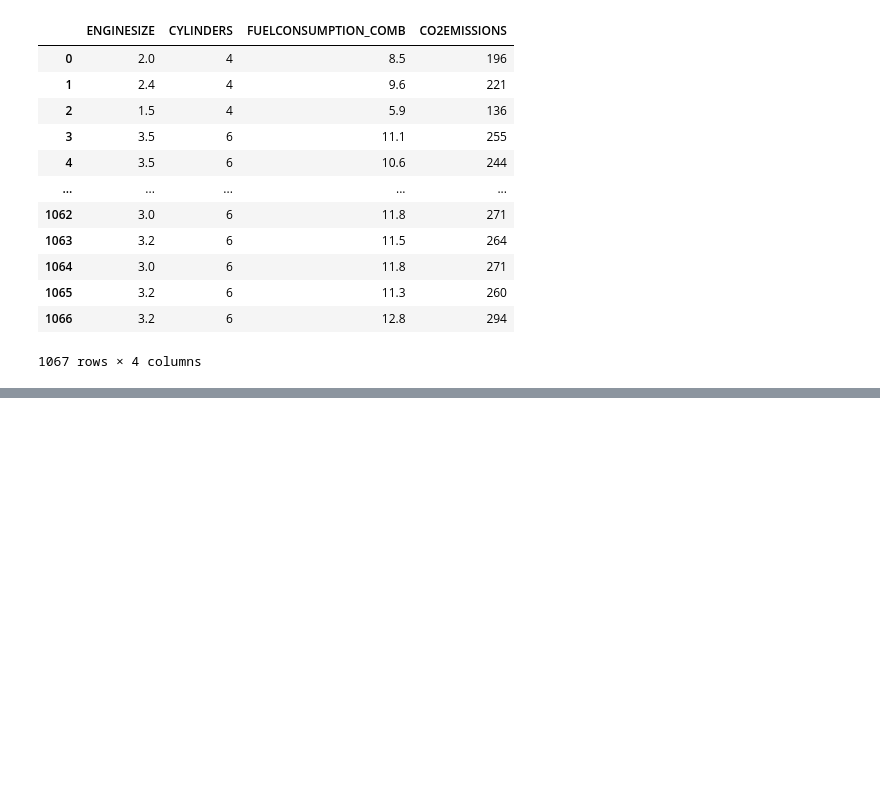
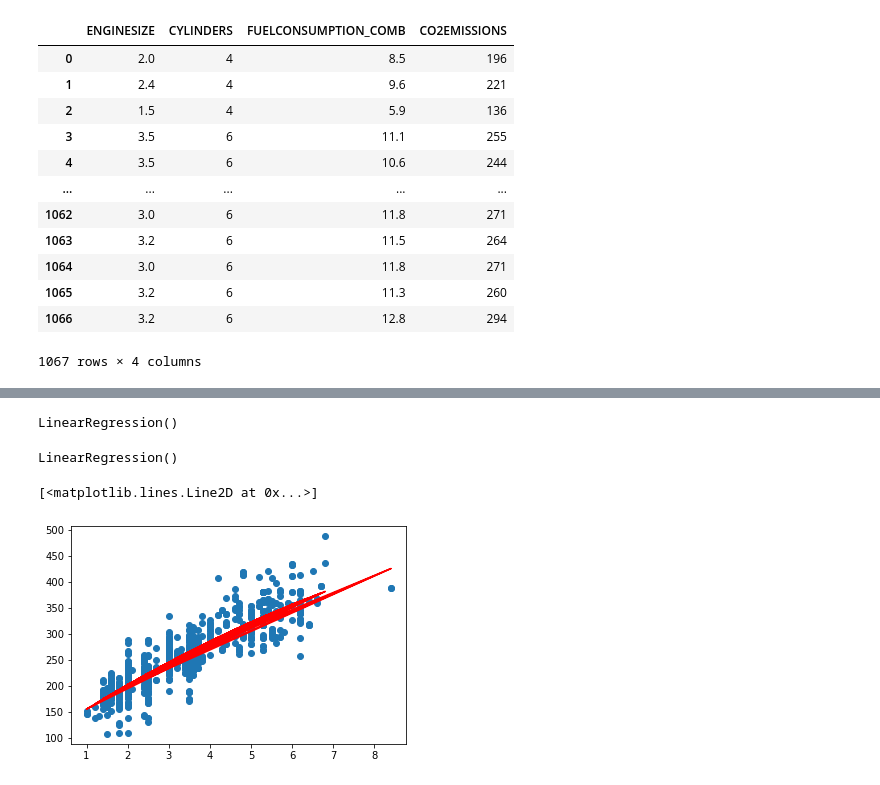
Before and after one commit to Juanszf/Notebooks, a Jupyter notebook: Polynomial_Regression.ipynb, the cells around one changed output, grey strips where cells are left out. Drawn from its saved outputs; the diff is of its cells as text; code cells hidden in the pictures; blank space fills up the shorter version.

```diff
--- a/Polynomial_Regression.ipynb
+++ b/Polynomial_Regression.ipynb
@@ -35,0 +49,2 @@ cdf
+# %%
+X_train, X_test, y_train, y_test = train_test_split(X, y, test_size=0.2, random_state=1)
@@ -35,0 +65,5 @@ cdf
+# %%
+lr = linear_model.LinearRegression()
+lr.fit(X_train,y_train)
+# %% [output]
+LinearRegression()
@@ -35,0 +72,14 @@ cdf
+# %%
+poly = PolynomialFeatures(degree=2)
+poly_X_train = poly.fit_transform(X_train)
+# %%
+lr2 = linear_model.LinearRegression()
+lr2.fit(poly_X_train, y_train)
+# %% [output]
+LinearRegression()
+# %%
+plt.scatter(X_train, y_train)
+plt.plot(X_train, lr2.predict(poly_X_train), color ='red')
+# %% [output]
+[<matplotlib.lines.Line2D at 0x...>]
+[figure, added]
```
Also changed, not shown: parts of 6 cells of this notebook.
